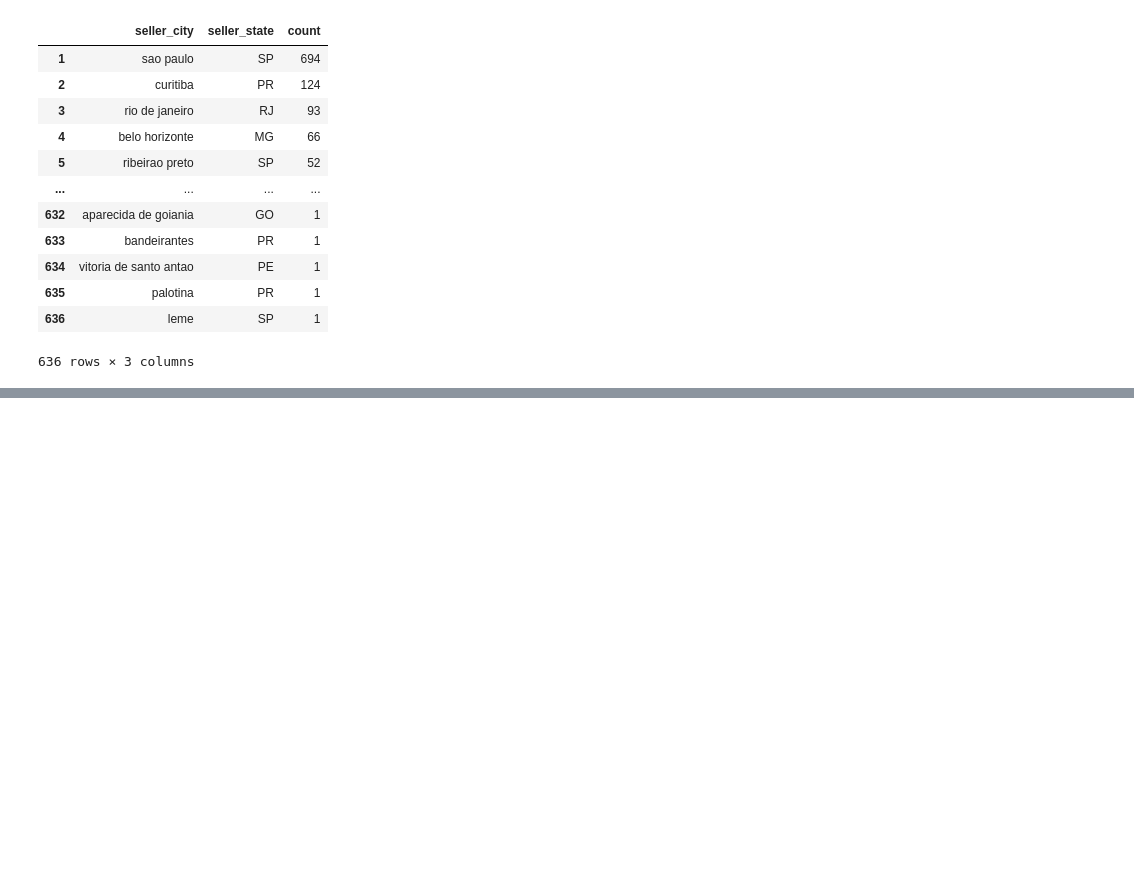
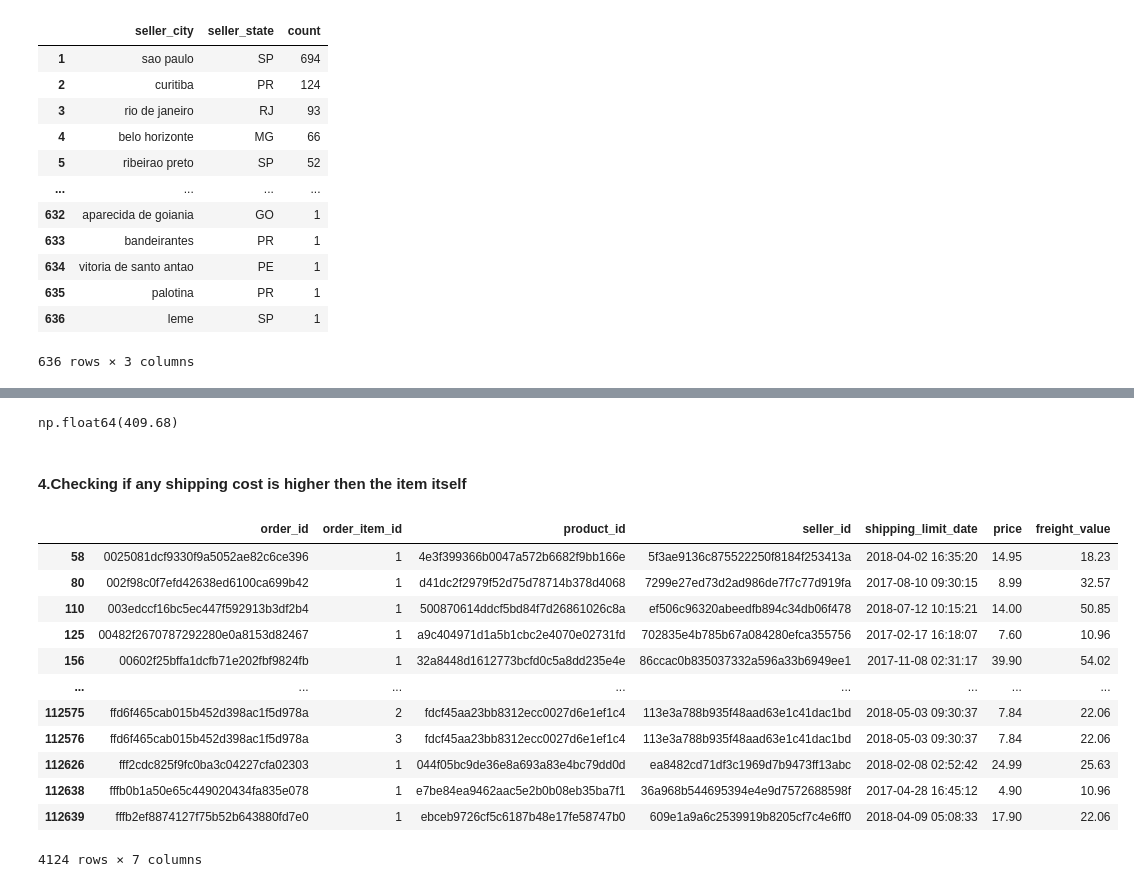
Before and after one commit to ErgysKorsita/ecommerce-batch-pipeline, a Jupyter notebook: notebooks/01_data_exploration.ipynb, the cells around one changed output, grey strips where cells are left out. Cells and saved outputs as stored; diff of their text form; code cells hidden in the pictures; blank space fills up the shorter version.

Commit message:
Initial order_items analysis, documenting findings and fixing spelling mistakes

```diff
--- a/notebooks/01_data_exploration.ipynb
+++ b/notebooks/01_data_exploration.ipynb
@@ -822,0 +825,2 @@ display(seller_locations)
+# %%
+df_order_items = pd.read_csv(csv_dict['olist_order_items_dataset'])
@@ -822,0 +975,26 @@ display(seller_locations)
+# %%
+df_order_items["freight_value"].max()
+# %% [output]
+np.float64(409.68)
+# %% [markdown]
+#### 4.Checking if any shipping cost is higher then the item itself
+# %%
+suspicious_freight = df_order_items[
+    df_order_items['freight_value'] > df_order_items['price']
+]
+
+display(suspicious_freight)
+# %% [output]
+|  | order_id | order_item_id | product_id | seller_id | shipping_limit_date | price | freight_value |
+| 58 | 0025081dcf9330f9a5052ae82c6ce396 | 1 | 4e3f399366b0047a572b6682f9bb166e | 5f3ae9136c875522250f8184f253413a | 2018-04-02 16:35:20 | 14.95 | 18.23 |
+| 80 | 002f98c0f7efd42638ed6100ca699b42 | 1 | d41dc2f2979f52d75d78714b378d4068 | 7299e27ed73d2ad986de7f7c77d919fa | 2017-08-10 09:30:15 | 8.99 | 32.57 |
+| 110 | 003edccf16bc5ec447f592913b3df2b4 | 1 | 500870614ddcf5bd84f7d26861026c8a | ef506c96320abeedfb894c34db06f478 | 2018-07-12 10:15:21 | 14.00 | 50.85 |
+| 125 | 00482f2670787292280e0a8153d82467 | 1 | a9c404971d1a5b1cbc2e4070e02731fd | 702835e4b785b67a084280efca355756 | 2017-02-17 16:18:07 | 7.60 | 10.96 |
+| 156 | 00602f25bffa1dcfb71e202fbf9824fb | 1 | 32a8448d1612773bcfd0c5a8dd235e4e | 86ccac0b835037332a596a33b6949ee1 | 2017-11-08 02:31:17 | 39.90 | 54.02 |
+| ... | ... | ... | ... | ... | ... | ... | ... |
+| 112575 | ffd6f465cab015b452d398ac1f5d978a | 2 | fdcf45aa23bb8312ecc0027d6e1ef1c4 | 113e3a788b935f48aad63e1c41dac1bd | 2018-05-03 09:30:37 | 7.84 | 22.06 |
+| 112576 | ffd6f465cab015b452d398ac1f5d978a | 3 | fdcf45aa23bb8312ecc0027d6e1ef1c4 | 113e3a788b935f48aad63e1c41dac1bd | 2018-05-03 09:30:37 | 7.84 | 22.06 |
+| 112626 | fff2cdc825f9fc0ba3c04227cfa02303 | 1 | 044f05bc9de36e8a693a83e4bc79dd0d | ea8482cd71df3c1969d7b9473ff13abc | 2018-02-08 02:52:42 | 24.99 | 25.63 |
+| 112638 | fffb0b1a50e65c449020434fa835e078 | 1 | e7be84ea9462aac5e2b0b08eb35ba7f1 | 36a968b544695394e4e9d7572688598f | 2017-04-28 16:45:12 | 4.90 | 10.96 |
+| 112639 | fffb2ef8874127f75b52b643880fd7e0 | 1 | ebceb9726cf5c6187b48e17fe58747b0 | 609e1a9a6c2539919b8205cf7c4e6ff0 | 2018-04-09 05:08:33 | 17.90 | 22.06 |
+4124 rows × 7 columns
```
Also changed, not shown: parts of 15 cells of this notebook, 1 other file.
